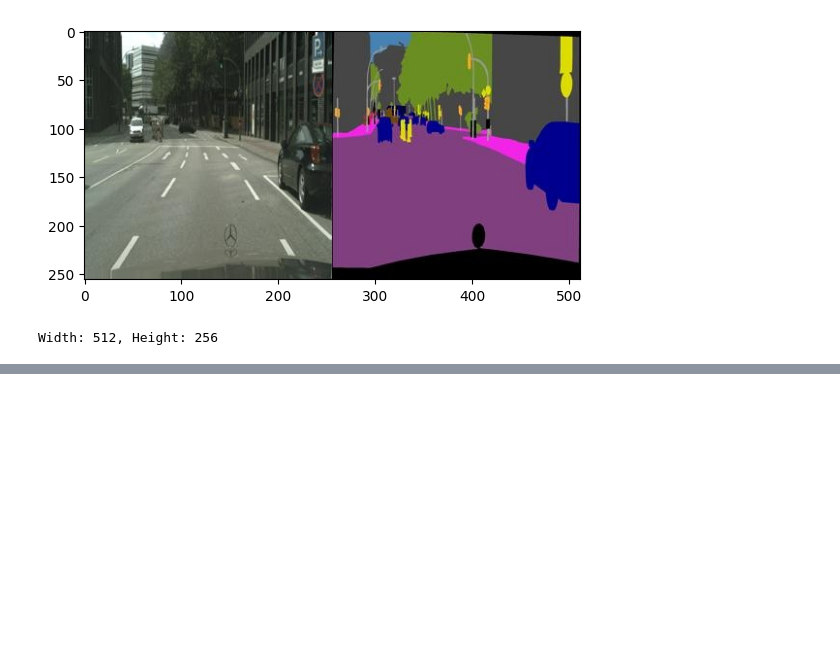
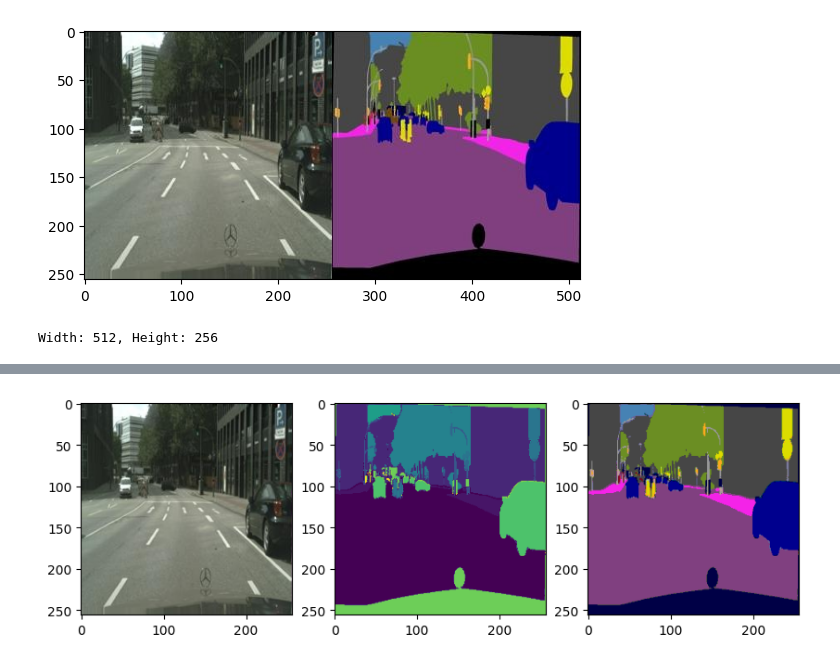
Before and after one commit to SamKernich/Projects, a Jupyter notebook: CNN/UNET.ipynb, the cells around one changed output, grey strips where cells are left out. Drawn from its saved outputs; the diff is of its cells as text; code cells hidden in the pictures; blank space fills up the shorter version.

```diff
--- a/CNN/UNET.ipynb
+++ b/CNN/UNET.ipynb
@@ -77,3 +130,57 @@ plt.imshow(m)
+# %%
+labels = helper_labels.labels
+
+# Create a color to label mapping
+color_label = {label.color: label.trainId for label in labels if not label.ignoreInEval}
+
+
+def rgb_to_label(mask):
+  """
+  This function converts a 3 channel RGB mask to an integer encoded 2D labelled
+  mask that can be used for training.
+  """
+  if type(mask) == Image:
+      mask = np.array(mask)
+  label_mask = np.zeros((mask.shape[0], mask.shape[1]), dtype=np.int32)
+  colors = np.array(list(color_label.keys()))  # shape (num_classes, 3)
+
+  for y in range(mask.shape[1]):
+    for x in range(mask.shape[0]):
+      rgb = mask[y, x]
+
+      dist = np.linalg.norm(colors - rgb, axis=1)
+      min = np.argmin(dist)
+      label_mask[y, x] = min
+
+  return label_mask
+
+def label_to_rgb(label_mask):
+  """
+  This function converts the class labelled 2D mask back to original RGB coloured
+  mask.
+  """
+  mask = np.zeros((label_mask.shape[0], label_mask.shape[1], 3), dtype=np.uint8)
+  colors = np.array(list(color_label.keys()))  # shape (num_classes, 3)
+
+  for y in range(label_mask.shape[1]):
+    for x in range(label_mask.shape[0]):
+      label = label_mask[y, x]
+      mask[y, x] = colors[label]
+
+  return mask
+
+city, mask = split_images(sample)
+label_mask = rgb_to_label(mask)
+rgb_mask = label_to_rgb(label_mask)
+
+fig, ax = plt.subplots(1, 3, figsize=(10, 5))
+
+ax[0].imshow(city)
+ax[1].imshow(label_mask)
+ax[2].imshow(rgb_mask)
+plt.show()
+# %% [output]
+[figure, added]
 # %%
 class SegmentationDataset(Dataset):
 
```
Also changed, not shown: parts of 20 cells of this notebook.
